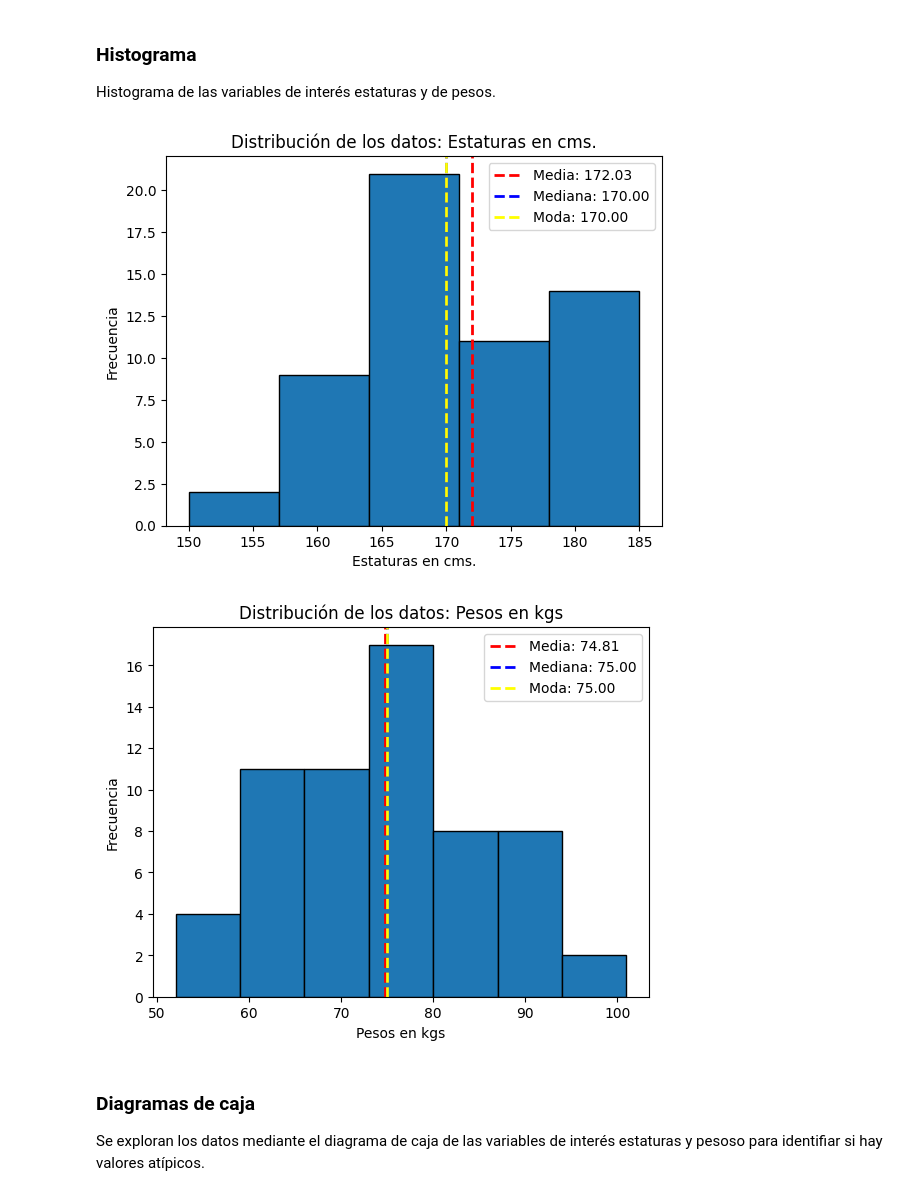
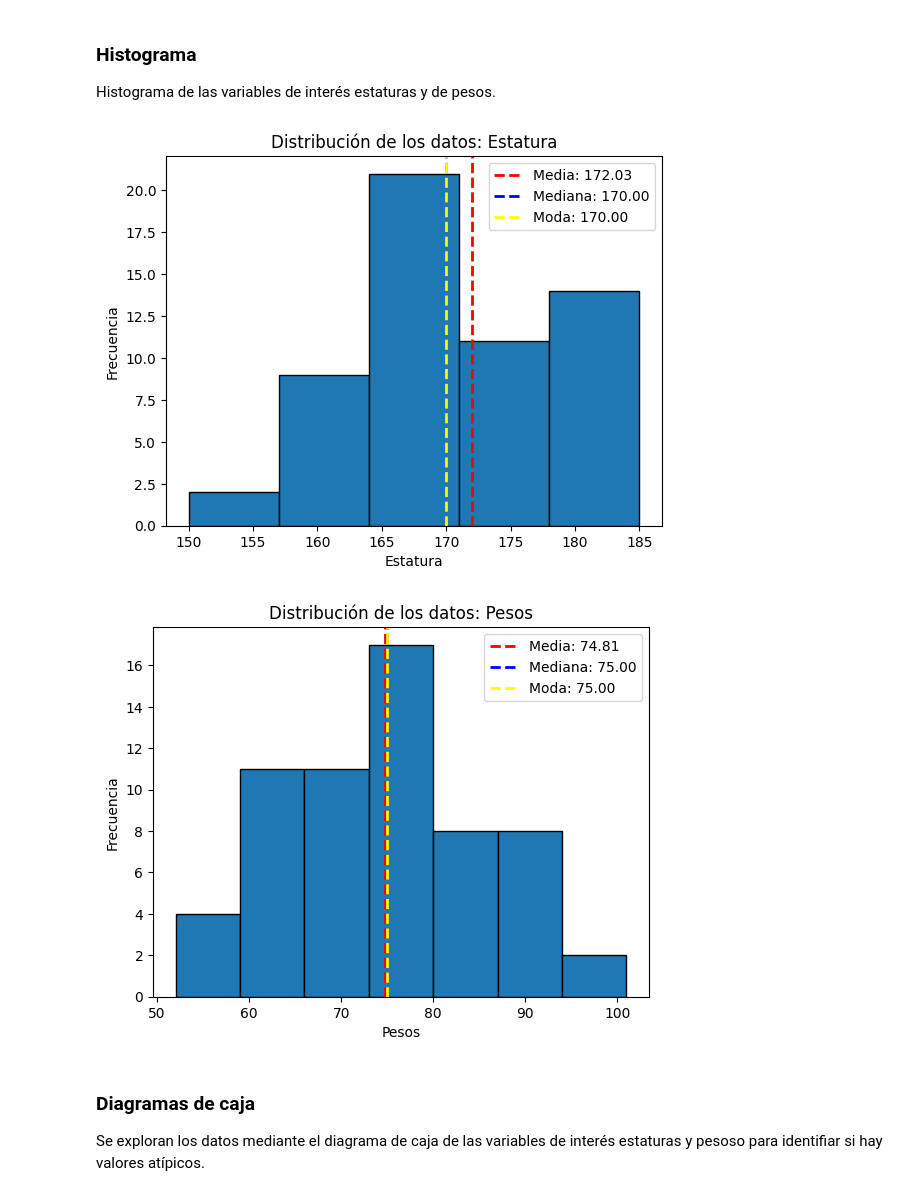
Before and after one commit to rpizarrog/innovacion-empresarial, a Jupyter notebook: notebook_python/Caso_01_Regresión_Lineal_Simple_Estaturas_Pesos_Personas.ipynb, the cells around one changed output. Drawn from its saved outputs; the diff is of its cells as text; code cells hidden in the pictures.

```diff
--- a/notebook_python/Caso_01_Regresión_Lineal_Simple_Estaturas_Pesos_Personas.ipynb
+++ b/notebook_python/Caso_01_Regresión_Lineal_Simple_Estaturas_Pesos_Personas.ipynb
@@ -121,6 +121,10 @@ def f_histograma(datos, contexto):
   min = np.min(datos)
   max = np.max(datos)
 
+# Convertir a entero
+  min = int(min)
+  max = int(max)
+
   # Calcular el número óptimo de clases usando la regla de Sturges
   n = len(datos)
   k = int(round(1 + math.log2(n)))
@@ -172,19 +176,6 @@ def f_diagrama_caja (datos, contexto):
 
 # función que visualzia la recta de regesi,ón
 # Graficar los datos y la regresión lineal
-def f_regresion(modelo):
-  plt.scatter(estaturas, pesos, color='blue', s=5)
-  #plt.plot(estaturas, modelo.predict(estaturas), color='red', label = "")
-  plt.plot(estaturas, modelo.predict(estaturas), color='red', linewidth=0.5, label=f'a = {a}; b = {b}')
-
-  plt.xlabel('Estatura (cm)')
-  plt.ylabel('Peso (kg)')
-  plt.title('Regresión Lineal Simple')
-  plt.legend()
-  plt.grid(True)
-
-# Esto debe ser una función
-
 def f_regresion_linea_tendencia(modelo, x, y, x_nombre, y_nombre):
   # Graficar los datos y la regresión lineal
   plt.scatter(x, y, color='blue', s=5)
@@ -275,12 +267,12 @@ datos[[independiente, dependiente]].describe()
 
 Histograma de las variables de interés estaturas y de pesos.
 # %%
-f_histograma(datos[independiente], "Estaturas en cms.")
+f_histograma(datos[independiente], "Estatura")
 
-f_histograma(datos[dependiente], "Pesos en kgs")
+f_histograma(datos[dependiente], "Pesos")
 # %% [output]
-[figure, old version]
+[figure, new version]
-[figure, old version]
+[figure, new version]
 # %% [markdown]
 ### Diagramas de caja
 
```
Also changed, not shown: parts of 5 cells of this notebook.
